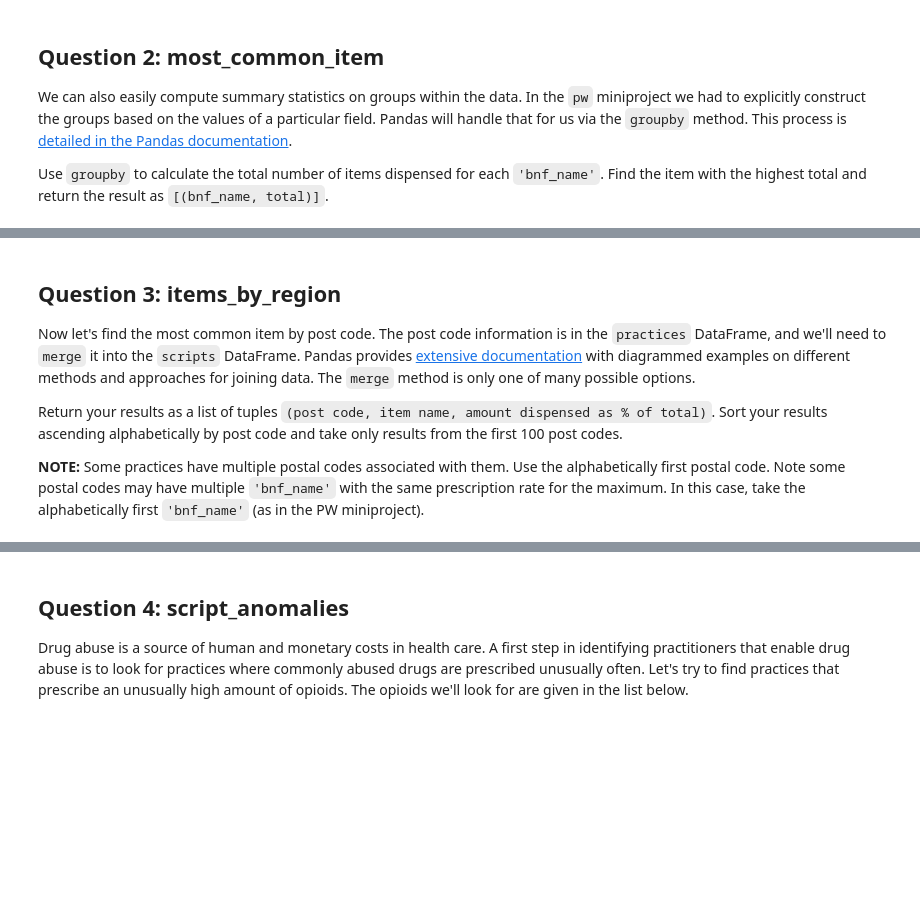
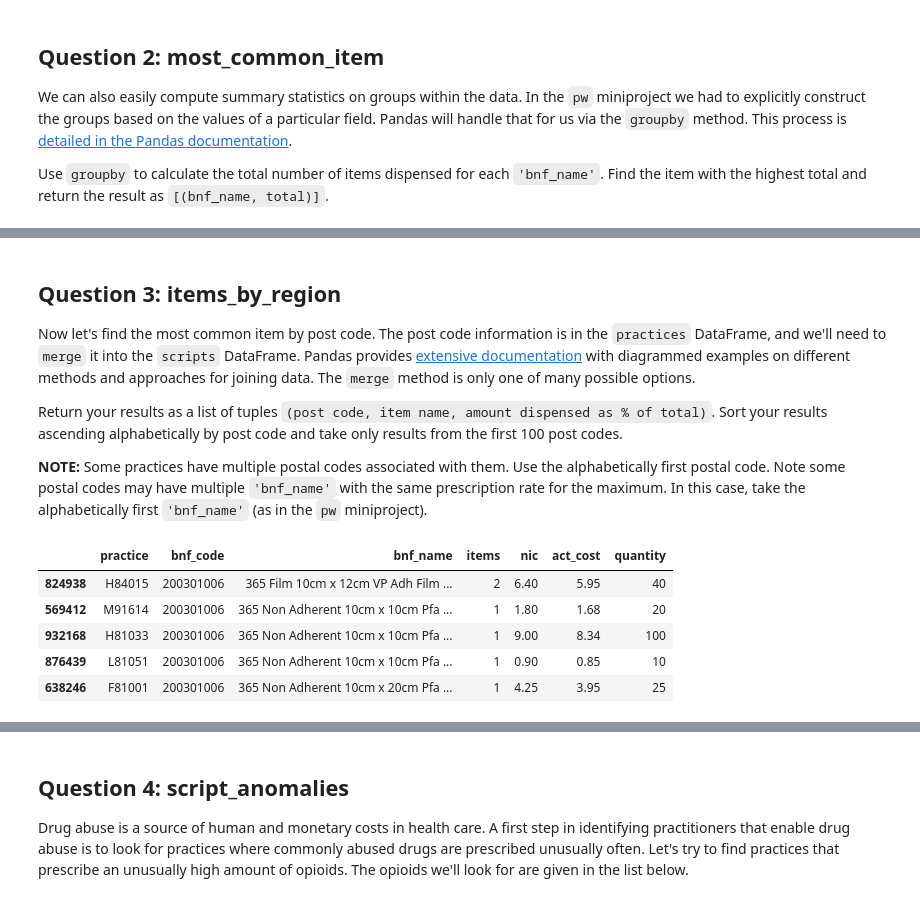
Before and after one commit to khannyasha/WorldQuant-University-Applied-Data-Science, a Jupyter notebook: WQU DS Unit I Final Solutions 2021/data-wrangling/miniprojects/dw.ipynb, the cells around one changed output, grey strips where cells are left out. Cells and saved outputs as stored; diff of their text form; code cells hidden in the pictures; blank space fills up the shorter version.

```diff
--- a/WQU DS Unit I Final Solutions 2021/data-wrangling/miniprojects/dw.ipynb
+++ b/WQU DS Unit I Final Solutions 2021/data-wrangling/miniprojects/dw.ipynb
@@ -73,4 +140,4 @@ Now let's find the most common item by post code. The post code information is i
 
 Return your results as a list of tuples `(post code, item name, amount dispensed as % of total)`. Sort your results ascending alphabetically by post code and take only results from the first 100 post codes.
 
-**NOTE:** Some practices have multiple postal codes associated with them. Use the alphabetically first postal code. Note some postal codes may have multiple `'bnf_name'` with the same prescription rate for the maximum. In this case, take the alphabetically first `'bnf_name'` (as in the PW miniproject).
+**NOTE:** Some practices have multiple postal codes associated with them. Use the alphabetically first postal code. Note some postal codes may have multiple `'bnf_name'` with the same prescription rate for the maximum. In this case, take the alphabetically first `'bnf_name'` (as in the `pw` miniproject).
@@ -78,0 +144,12 @@ items_by_region = [("B11 4BW", "Salbutamol_Inha 100mcg (200 D) CFF", 0.031058906
+# %%
+
+# Sort scripts by bnf_name and print the first 5 records in scripts
+sort_scripts = scripts.sort_values('bnf_name')
+sort_scripts.head()
+# %% [output]
+|  | practice | bnf_code | bnf_name | items | nic | act_cost | quantity |
+| 824938 | H84015 | 200301006 | 365 Film 10cm x 12cm VP Adh Film ... | 2 | 6.40 | 5.95 | 40 |
+| 569412 | M91614 | 200301006 | 365 Non Adherent 10cm x 10cm Pfa ... | 1 | 1.80 | 1.68 | 20 |
+| 932168 | H81033 | 200301006 | 365 Non Adherent 10cm x 10cm Pfa ... | 1 | 9.00 | 8.34 | 100 |
+| 876439 | L81051 | 200301006 | 365 Non Adherent 10cm x 10cm Pfa ... | 1 | 0.90 | 0.85 | 10 |
+| 638246 | F81001 | 200301006 | 365 Non Adherent 10cm x 20cm Pfa ... | 1 | 4.25 | 3.95 | 25 |
```
Also changed, not shown: parts of 61 cells of this notebook, 15 other files.
